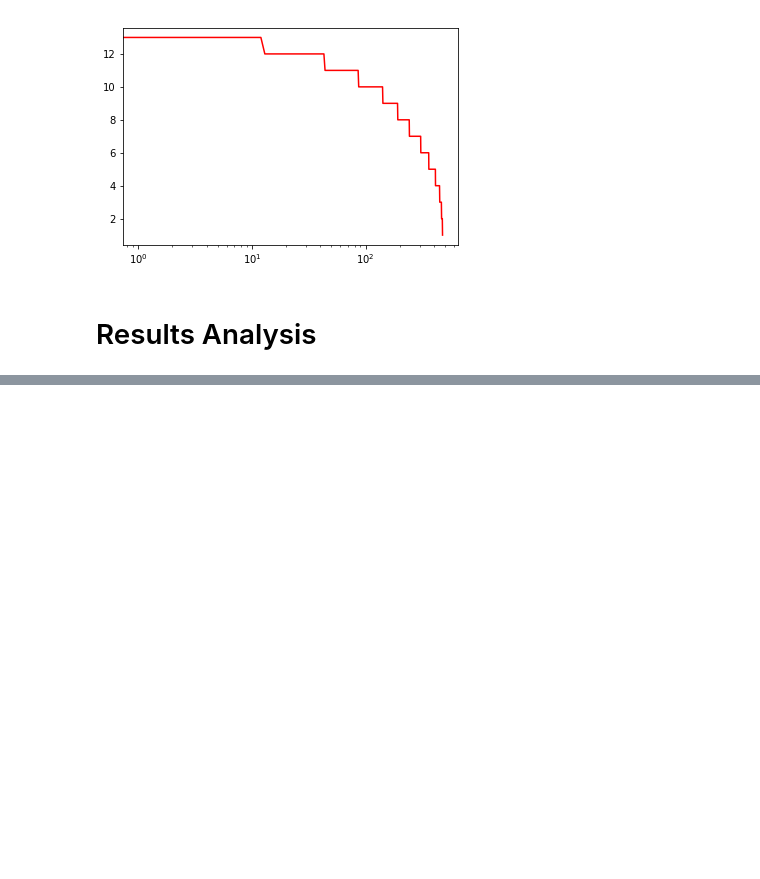
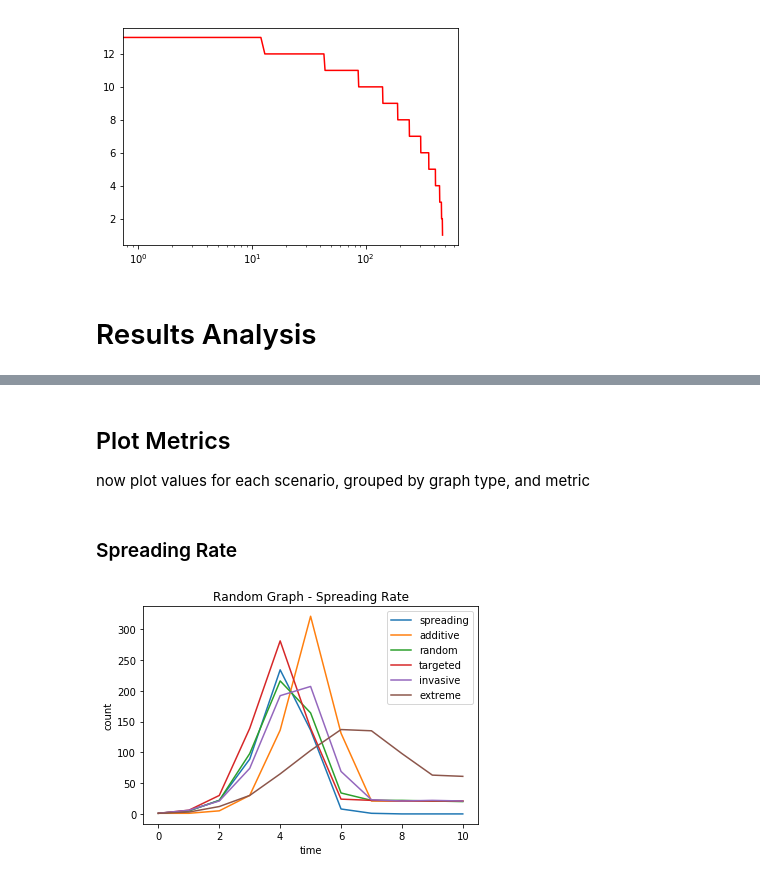
Before and after one commit to muftring/iu-netsci, a Jupyter notebook: project/report.ipynb, the cells around one changed output, grey strips where cells are left out. Cells and saved outputs as stored; diff of their text form; code cells hidden in the pictures; blank space fills up the shorter version.

```diff
--- a/project/report.ipynb
+++ b/project/report.ipynb
@@ -2197,0 +2200,8 @@ scalefreeGraphs = [2, 4, 6, 8, 10, 12]
+# %%
+# append
+for j in range(9, 11):
+    dfa = pd.DataFrame(columns=results.data["static-er-spreading-only"].columns)
+    dfa.time = [j]
+    dfa.spread_count = results.data["static-er-spreading-only"][-1:].spread_count.values[0]
+    dfa.spread_total = results.data["static-er-spreading-only"][-1:].spread_total.values[0]
+    results.data["static-er-spreading-only"].loc[j] = dfa.loc[0]
@@ -2197,0 +2237,8 @@ scalefreeGraphs = [2, 4, 6, 8, 10, 12]
+# %%
+# append
+for j in range(6, 11):
+    dfa = pd.DataFrame(columns=results.data["static-ba-spreading-only"].columns)
+    dfa.time = [j]
+    dfa.spread_count = results.data["static-ba-spreading-only"][-1:].spread_count.values[0]
+    dfa.spread_total = results.data["static-ba-spreading-only"][-1:].spread_total.values[0]
+    results.data["static-ba-spreading-only"].loc[j] = dfa.loc[0]
@@ -2197,0 +2261,32 @@ scalefreeGraphs = [2, 4, 6, 8, 10, 12]
+# %% [markdown]
+## Plot Metrics
+
+now plot values for each scenario, grouped by graph type, and metric
+# %%
+def plotSeries(title, x, data):
+    for i in range(len(data)):
+        plt.plot(x, data[i], label=labels[i])
+    plt.xlabel('time')
+    plt.ylabel('count')
+    plt.title(title)
+    plt.legend()
+    plt.show()
+# %%
+def plotScenarios(title, scenarioIndexes, column):
+    time = []
+    data = []
+    for i in scenarioIndexes:
+        # get the scenario 'tag'
+        scenario = scenarios[i]
+        # get the vector of time just once
+        if len(time) == 0:
+            time = results.data[scenario].time.values
+        # append the data for this scenario into the data array
+        data.append(results.data[scenario][column].values)
+    plotSeries(title, time, data)
+# %% [markdown]
+### Spreading Rate
+# %%
+plotScenarios("Random Graph - Spreading Rate", randomGraphs, 'spread_count')
+# %% [output]
+[figure, added]
```
Also changed, not shown: parts of 67 cells of this notebook.
